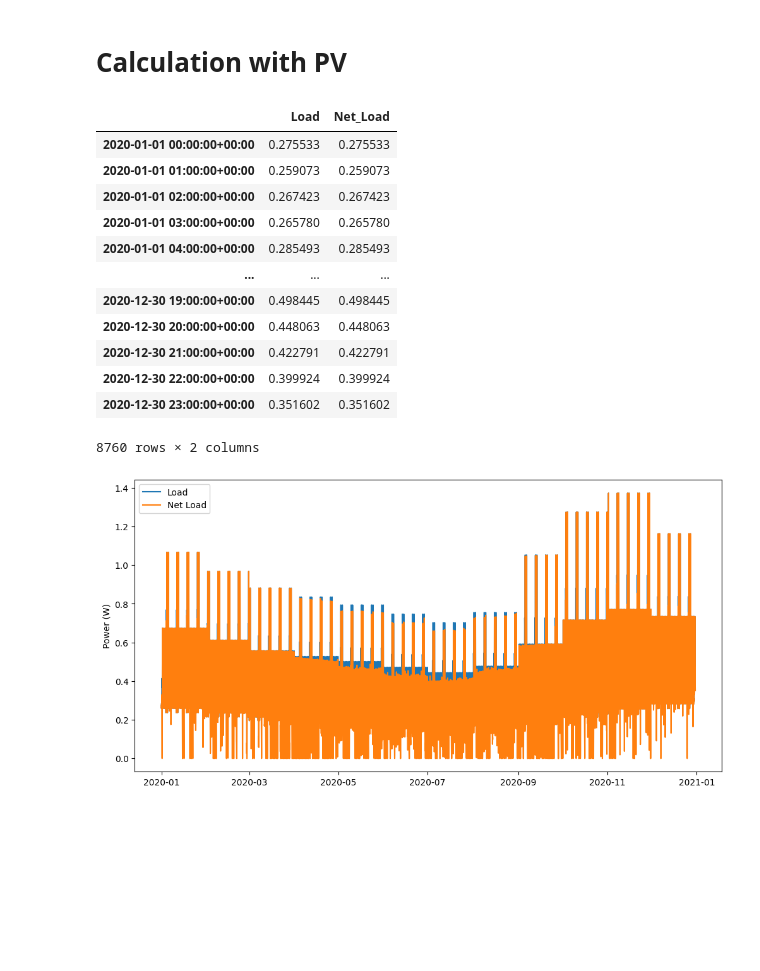
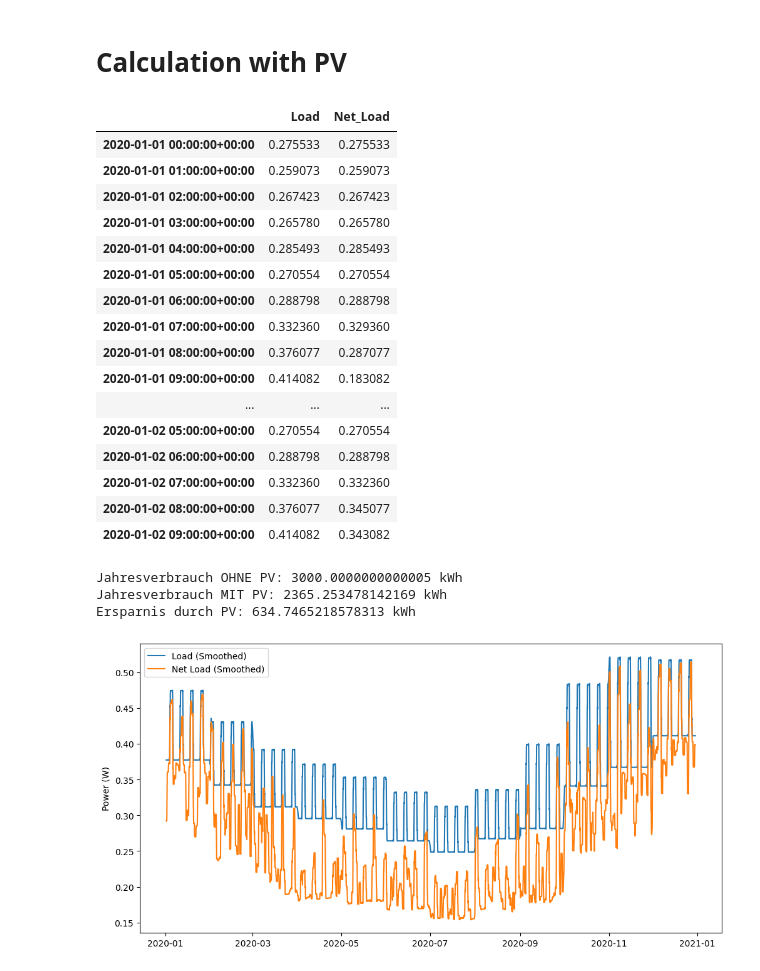
Before and after one commit to reschol/wattWise, a Jupyter notebook: pv_prediciton.ipynb, the cells around one changed output. Cells and saved outputs as stored; diff of their text form; code cells hidden in the pictures; blank space fills up the shorter version.

```diff
--- a/pv_prediciton.ipynb
+++ b/pv_prediciton.ipynb
@@ -71,15 +71,15 @@ system_loss = 0.1 # 10%
 tilt = 90 # degrees (BalkonPV)
 azimuth = 180 # degrees
 
-solar_data = fetch_solar_data(ninja_token, lat, lon, start, end, capacity_pv, system_loss, tilt, azimuth)
+#solar_data = fetch_solar_data(ninja_token, lat, lon, start, end, capacity_pv, system_loss, tilt, azimuth)
 
 # Extract the DataFrame from the tuple and save as DataFrame
-solar_df = solar_data[0]
+#solar_df = solar_data[0]
 
 #make Time column the index and tz-aware
 #solar_df.to_csv('data/renewables_ninja_data/pv_Karlsruhe_2020.csv', index=True)
 solar_df = pd.read_csv('data/renewables_ninja_data/pv_Karlsruhe_2020.csv', index_col='Time', parse_dates=True)
 solar_df.index = solar_df.index.tz_localize('UTC')
 
-print(solar_df)
+solar_df.head(20)
 # %% [output]
@@ -139,7 +142,7 @@ if not load_prediction_houshehold_df.index.equals(solar_df.index):
 # %%
 load_withPV_df = calculate_net_load_withPV(load_prediction_houshehold_df, solar_df)
 
-load_withPV_df
+load_withPV_df.head(34)
 # %% [output]
 |  | Load | Net_Load |
 | 2020-01-01 00:00:00+00:00 | 0.275533 | 0.275533 |
@@ -147,20 +150,37 @@ load_withPV_df
 | 2020-01-01 02:00:00+00:00 | 0.267423 | 0.267423 |
 | 2020-01-01 03:00:00+00:00 | 0.265780 | 0.265780 |
 | 2020-01-01 04:00:00+00:00 | 0.285493 | 0.285493 |
+| 2020-01-01 05:00:00+00:00 | 0.270554 | 0.270554 |
+| 2020-01-01 06:00:00+00:00 | 0.288798 | 0.288798 |
+| 2020-01-01 07:00:00+00:00 | 0.332360 | 0.329360 |
+| 2020-01-01 08:00:00+00:00 | 0.376077 | 0.287077 |
+| 2020-01-01 09:00:00+00:00 | 0.414082 | 0.183082 |
 | ... | ... | ... |
-| 2020-12-30 19:00:00+00:00 | 0.498445 | 0.498445 |
-| 2020-12-30 20:00:00+00:00 | 0.448063 | 0.448063 |
-| 2020-12-30 21:00:00+00:00 | 0.422791 | 0.422791 |
-| 2020-12-30 22:00:00+00:00 | 0.399924 | 0.399924 |
-| 2020-12-30 23:00:00+00:00 | 0.351602 | 0.351602 |
+| 2020-01-02 05:00:00+00:00 | 0.270554 | 0.270554 |
+| 2020-01-02 06:00:00+00:00 | 0.288798 | 0.288798 |
+| 2020-01-02 07:00:00+00:00 | 0.332360 | 0.332360 |
+| 2020-01-02 08:00:00+00:00 | 0.376077 | 0.345077 |
+| 2020-01-02 09:00:00+00:00 | 0.414082 | 0.343082 |
-8760 rows × 2 columns
+# %%
+print("Jahresverbrauch OHNE PV:", load_withPV_df['Load'].sum(), "kWh")
+print("Jahresverbrauch MIT PV:", load_withPV_df['Net_Load'].sum(), "kWh")
+
+print("Ersparnis durch PV:", (load_withPV_df['Load'].sum() - load_withPV_df['Net_Load'].sum()), "kWh")
+# %% [output]
+Jahresverbrauch OHNE PV: 3000.0000000000005 kWh
+Jahresverbrauch MIT PV: 2365.253478142169 kWh
+Ersparnis durch PV: 634.7465218578313 kWh
 # %%
-#print both loads as lineplot
+# Smooth the data using a rolling mean
+load_withPV_df['Load_Smooth'] = load_withPV_df['Load'].rolling(window=24, center=True).mean()
+load_withPV_df['Net_Load_Smooth'] = load_withPV_df['Net_Load'].rolling(window=24, center=True).mean()
+
+# Plot both loads as line plot
 plt.figure(figsize=(12, 6))
-plt.plot(load_withPV_df.index, load_withPV_df['Load'], label='Load')
-plt.plot(load_withPV_df.index, load_withPV_df['Net_Load'], label='Net Load')
+plt.plot(load_withPV_df.index, load_withPV_df['Load_Smooth'], label='Load (Smoothed)')
+plt.plot(load_withPV_df.index, load_withPV_df['Net_Load_Smooth'], label='Net Load (Smoothed)')
 plt.ylabel('Power (W)')
 plt.legend()
 plt.show()
 # %% [output]
-[figure, old version]
+[figure, new version]
```
Also changed, not shown: parts of 1 cell of this notebook, 8 other files.
